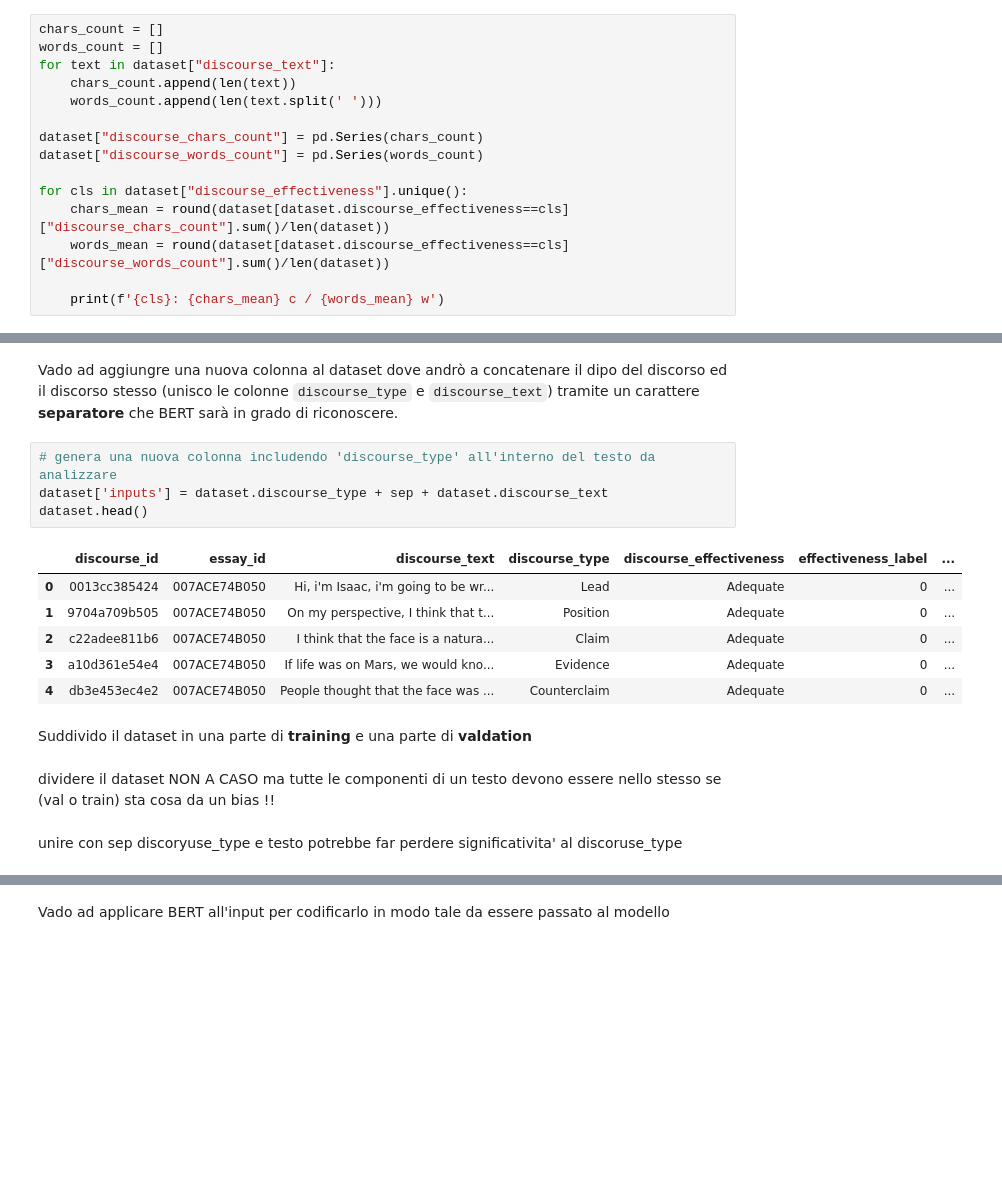
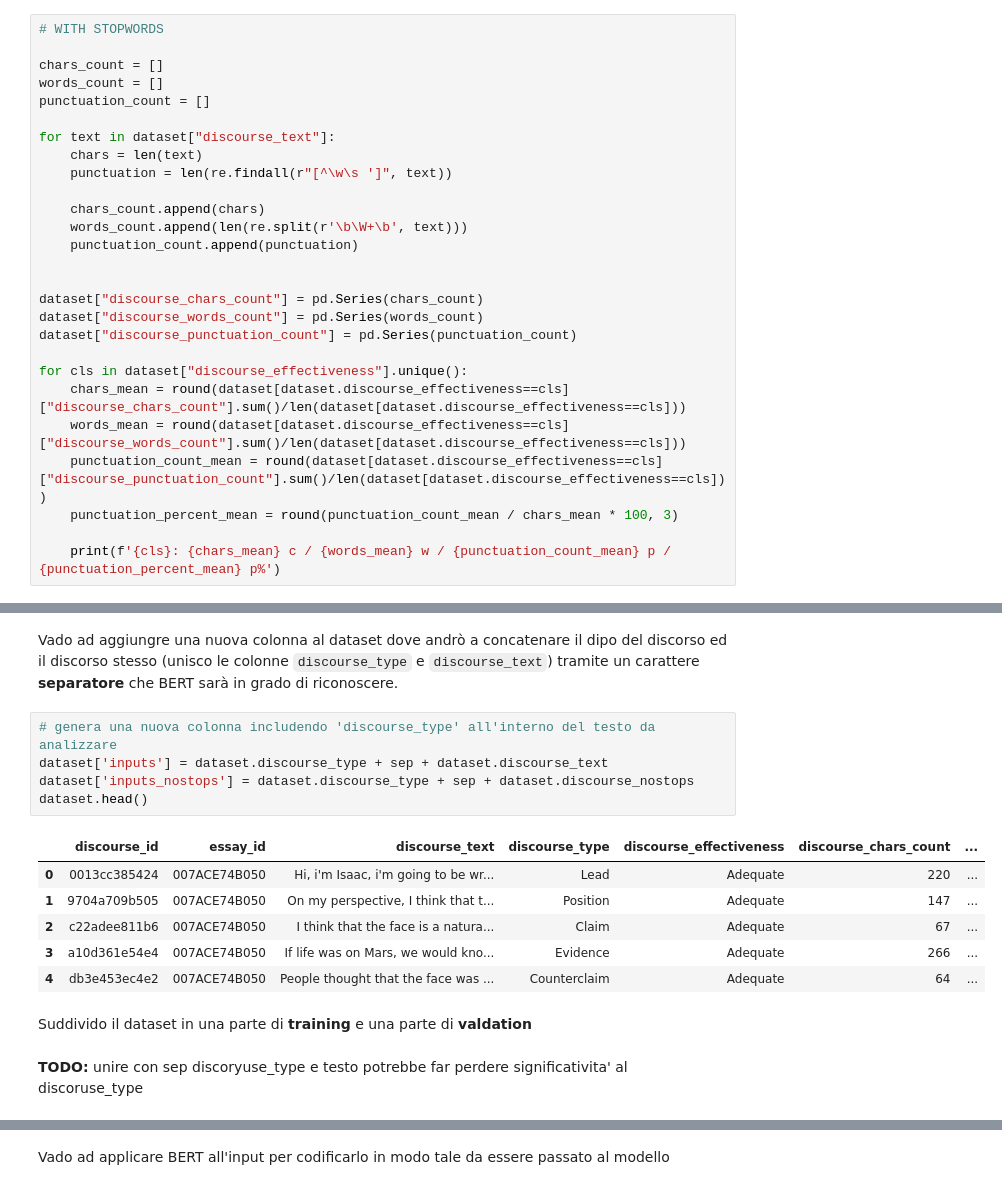
Before and after one commit to Typing-Monkeys/BRUN0-Net, a Jupyter notebook: training/Brun0-Net.ipynb, the cells around one changed output, grey strips where cells are left out. Saved outputs shown, nothing was run; the diff lists cells and outputs as text; blank space fills up the shorter version.

```diff
--- a/training/Brun0-Net.ipynb
+++ b/training/Brun0-Net.ipynb
@@ -141,18 +127,30 @@ Possiamo notare dai precedenti grafici che il dataset risulta molto **sbilanciat
 
 Vado a stampare, per ogni tipologia di testo, quanti di questi risultano `Adequate`, `Effective` e `Ineffective`.
 # %%
+# WITH STOPWORDS
+
 chars_count = []
 words_count = []
+punctuation_count = []
+
 for text in dataset["discourse_text"]:
-    chars_count.append(len(text))
-    words_count.append(len(text.split(' ')))
+    chars = len(text)
+    punctuation = len(re.findall(r"[^\w\s ']", text))
+
+    chars_count.append(chars)
+    words_count.append(len(re.split(r'\b\W+\b', text)))
+    punctuation_count.append(punctuation)
+
 
 dataset["discourse_chars_count"] = pd.Series(chars_count)
 dataset["discourse_words_count"] = pd.Series(words_count)
+dataset["discourse_punctuation_count"] = pd.Series(punctuation_count)
 
 for cls in dataset["discourse_effectiveness"].unique():
-    chars_mean = round(dataset[dataset.discourse_effectiveness==cls]["discourse_chars_count"].sum()/len(dataset))
-    words_mean = round(dataset[dataset.discourse_effectiveness==cls]["discourse_words_count"].sum()/len(dataset))
+    chars_mean = round(dataset[dataset.discourse_effectiveness==cls]["discourse_chars_count"].sum()/len(dataset[dataset.discourse_effectiveness==cls]))
+    words_mean = round(dataset[dataset.discourse_effectiveness==cls]["discourse_words_count"].sum()/len(dataset[dataset.discourse_effectiveness==cls]))
+    punctuation_count_mean = round(dataset[dataset.discourse_effectiveness==cls]["discourse_punctuation_count"].sum()/len(dataset[dataset.discourse_effectiveness==cls]))
+    punctuation_percent_mean = round(punctuation_count_mean / chars_mean * 100, 3)
 
-    print(f'{cls}: {chars_mean} c / {words_mean} w')
+    print(f'{cls}: {chars_mean} c / {words_mean} w / {punctuation_count_mean} p / {punctuation_percent_mean} p%')
 # %% [output]
@@ -323,19 +381,17 @@ Vado ad aggiungre una nuova colonna al dataset dove andrò a concatenare il dipo
 # %%
 # genera una nuova colonna includendo 'discourse_type' all'interno del testo da analizzare
 dataset['inputs'] = dataset.discourse_type + sep + dataset.discourse_text
+dataset['inputs_nostops'] = dataset.discourse_type + sep + dataset.discourse_nostops
 dataset.head()
 # %% [output]
-|  | discourse_id | essay_id | discourse_text | discourse_type | discourse_effectiveness | effectiveness_label | ... |
-| 0 | 0013cc385424 | 007ACE74B050 | Hi, i'm Isaac, i'm going to be wr... | Lead | Adequate | 0 | ... |
-| 1 | 9704a709b505 | 007ACE74B050 | On my perspective, I think that t... | Position | Adequate | 0 | ... |
-| 2 | c22adee811b6 | 007ACE74B050 | I think that the face is a natura... | Claim | Adequate | 0 | ... |
-| 3 | a10d361e54e4 | 007ACE74B050 | If life was on Mars, we would kno... | Evidence | Adequate | 0 | ... |
-| 4 | db3e453ec4e2 | 007ACE74B050 | People thought that the face was ... | Counterclaim | Adequate | 0 | ... |
+|  | discourse_id | essay_id | discourse_text | discourse_type | discourse_effectiveness | discourse_chars_count | ... |
+| 0 | 0013cc385424 | 007ACE74B050 | Hi, i'm Isaac, i'm going to be wr... | Lead | Adequate | 220 | ... |
+| 1 | 9704a709b505 | 007ACE74B050 | On my perspective, I think that t... | Position | Adequate | 147 | ... |
+| 2 | c22adee811b6 | 007ACE74B050 | I think that the face is a natura... | Claim | Adequate | 67 | ... |
+| 3 | a10d361e54e4 | 007ACE74B050 | If life was on Mars, we would kno... | Evidence | Adequate | 266 | ... |
+| 4 | db3e453ec4e2 | 007ACE74B050 | People thought that the face was ... | Counterclaim | Adequate | 64 | ... |
 # %% [markdown]
 Suddivido il dataset in una parte di **training** e una parte di **valdation**
-# %% [markdown]
-dividere il dataset NON A CASO ma tutte le componenti di un testo devono essere nello stesso se (val o train)
-sta cosa da un bias !!
 # %% [markdown]
-unire con sep discoryuse_type e testo potrebbe far perdere significativita' al discoruse_type
+**TODO:** unire con sep discoryuse_type e testo potrebbe far perdere significativita' al discoruse_type
 # %%
```
Also changed, not shown: parts of 13 cells of this notebook, 1 other file.
